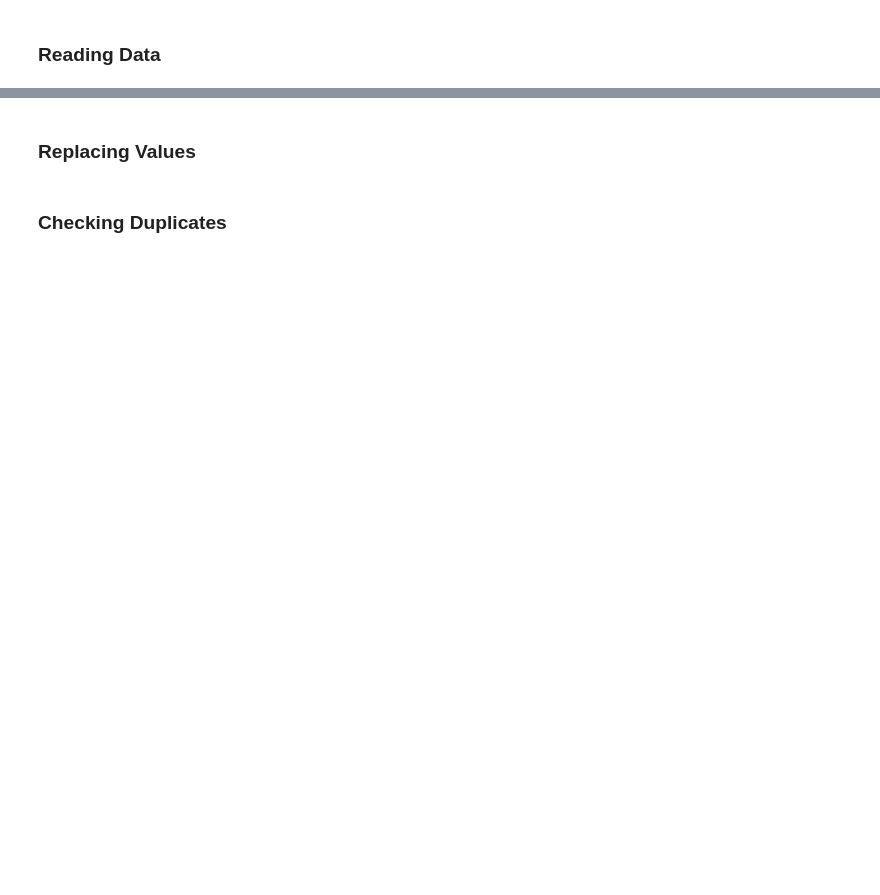
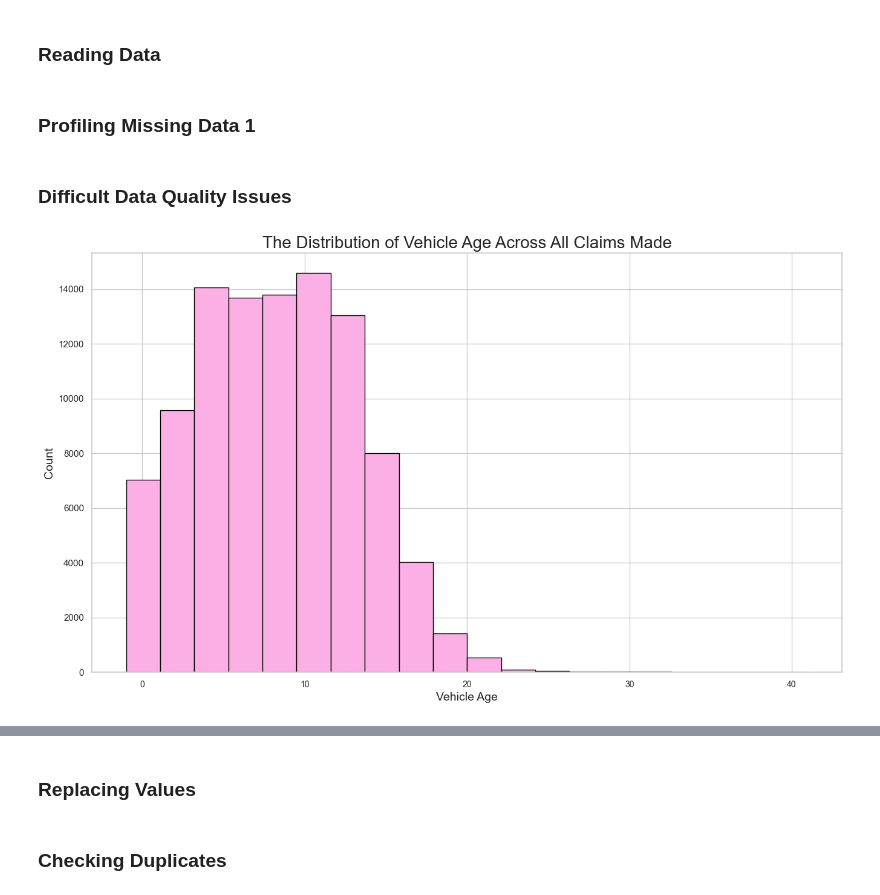
Before and after one commit to watchlotr/Python-Insurance-Case-Study, a Jupyter notebook: insurance_analysis.ipynb, the cells around one changed output, grey strips where cells are left out. Saved outputs shown, nothing was run; the diff lists cells and outputs as text; code cells hidden in the pictures; blank space fills up the shorter version.

```diff
--- a/insurance_analysis.ipynb
+++ b/insurance_analysis.ipynb
@@ -31,3 +30,5 @@ df = pd.read_csv(Path.cwd() / "Data" / "Raw" / "insurance_dataset.csv",
 df["start_date"] = pd.to_datetime(df["start_date"], format = "mixed")
 df["vehicle_purchase_date"] = pd.to_datetime(df["vehicle_purchase_date"], format = "mixed")
 df["licence_test_date"] = pd.to_datetime(df["licence_test_date"], format = "mixed")
+# %% [markdown]
+### Profiling Missing Data 1
@@ -33,0 +48,22 @@ df["licence_test_date"] = pd.to_datetime(df["licence_test_date"], format = "mixe
+# %% [markdown]
+### Difficult Data Quality Issues
+# %%
+fig = plt.figure(figsize = (16,9))
+
+sns.set_theme(style = "whitegrid")
+
+plt.hist(df["vehicle_age"],
+        edgecolor = "black",
+        bins = 20,
+        color = sns.color_palette("colorblind")[6])
+
+plt.xlabel("Vehicle Age", fontsize = 14)
+plt.ylabel("Count", fontsize = 14)
+plt.title("The Distribution of Vehicle Age Across All Claims Made", fontsize = 20)
+plt.xticks(fontsize = 10)
+
+plt.show()
+
+sns.set_theme(style = "whitegrid")
+# %% [output]
+[figure, added]
```
Also changed, not shown: parts of 45 cells of this notebook, 4 other files.
